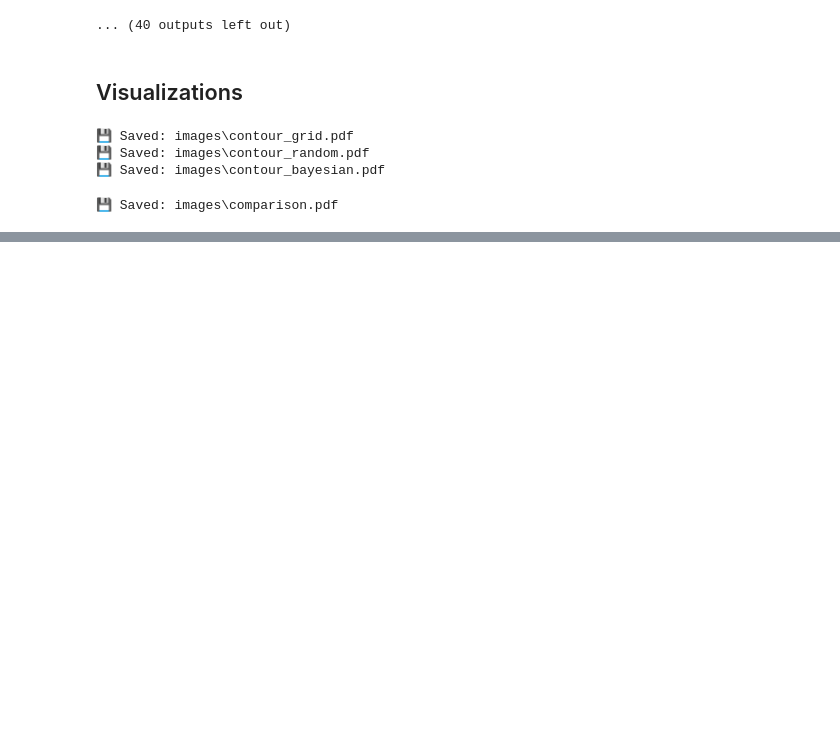
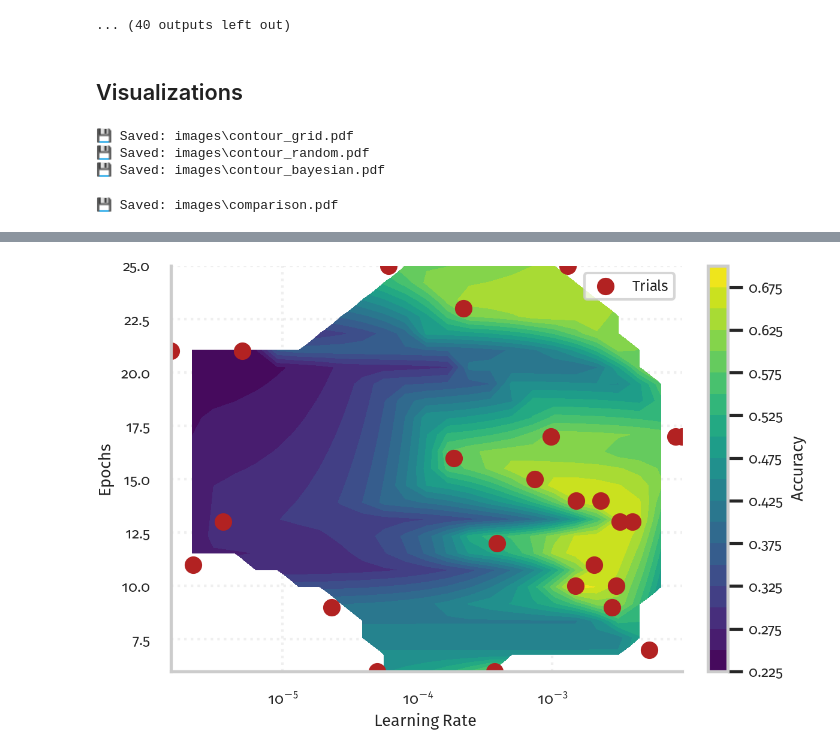
Before and after one commit to JaxRaffnix/Optimierungsverfahren, a Jupyter notebook: classifier.ipynb, the cells around one changed output, grey strips where cells are left out. Cells and saved outputs as stored; diff of their text form; code cells hidden in the pictures; blank space fills up the shorter version.

```diff
--- a/classifier.ipynb
+++ b/classifier.ipynb
@@ -772,0 +784,32 @@ plt.show()
+# %%
+from scipy.interpolate import griddata
+
+def plot_contour_interp(df_scatter, filename, n_points=25):
+    lr_vals = np.logspace(np.log10(df_scatter["lr"].min()),
+                          np.log10(df_scatter["lr"].max()), n_points)
+    epoch_vals = np.linspace(df_scatter["epochs"].min(),
+                             df_scatter["epochs"].max(), n_points)
+
+    X, Y = np.meshgrid(lr_vals, epoch_vals)
+
+    # Interpolate z values on grid
+    Z = griddata(
+        points=df_scatter[["lr", "epochs"]].values,
+        values=df_scatter["val_acc"].values,
+        xi=(X, Y),
+        method="linear"  # or 'linear'
+    )
+
+    plt.figure(figsize=(6,4), constrained_layout=True)
+    cs = plt.contourf(X, Y, Z, levels=20, cmap="viridis")
+    plt.xscale("log")
+    plt.xlabel("Learning Rate")
+    plt.ylabel("Epochs")
+    plt.scatter(df_scatter["lr"], df_scatter["epochs"], color="firebrick", label="Trials")
+    plt.colorbar(cs, label="Accuracy")
+    plt.legend()
+    plt.show()
+
+plot_contour_interp(df_bayesian, "contour_bayesian_interp")
+# %% [output]
+[figure, added]
```
Also changed, not shown: parts of 17 cells of this notebook, 8 other files.
